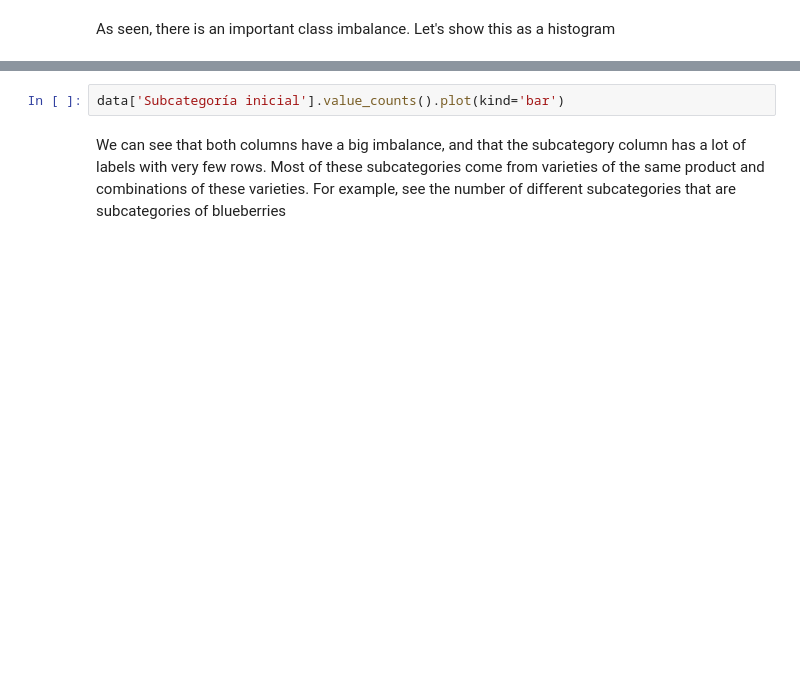
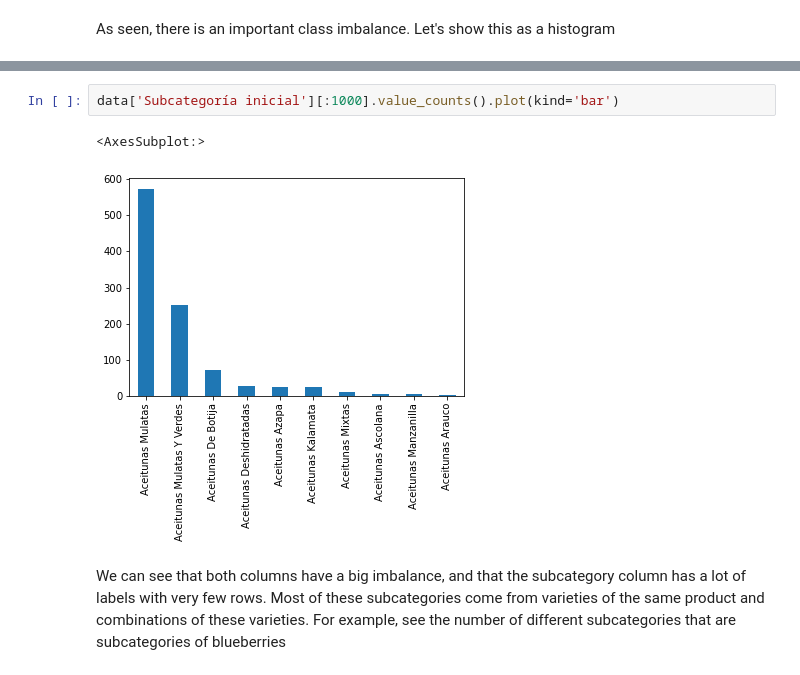
Before and after one commit to sergiopostigo/ML_Project, a Jupyter notebook: scripts/data_analysis.ipynb, the cells around one changed output, grey strips where cells are left out. Drawn from its saved outputs; the diff is of its cells as text; blank space fills up the shorter version.

```diff
--- a/scripts/data_analysis.ipynb
+++ b/scripts/data_analysis.ipynb
@@ -124,5 +180,8 @@ data['Categoría macro Aurum'].value_counts().plot(kind='bar')
 # %%
-data['Subcategoría inicial'].value_counts().plot(kind='bar')
+data['Subcategoría inicial'][:1000].value_counts().plot(kind='bar')
+# %% [output]
+<AxesSubplot:>
+[figure, added]
 # %% [markdown]
 We can see that both columns have a big imbalance, and that the subcategory column has a lot of labels with very few rows. Most of these subcategories come from varieties of the same product and combinations of these varieties. For example, see the number of different subcategories that are subcategories of blueberries
 # %%
```
Also changed, not shown: parts of 23 cells of this notebook, 5 other files.
